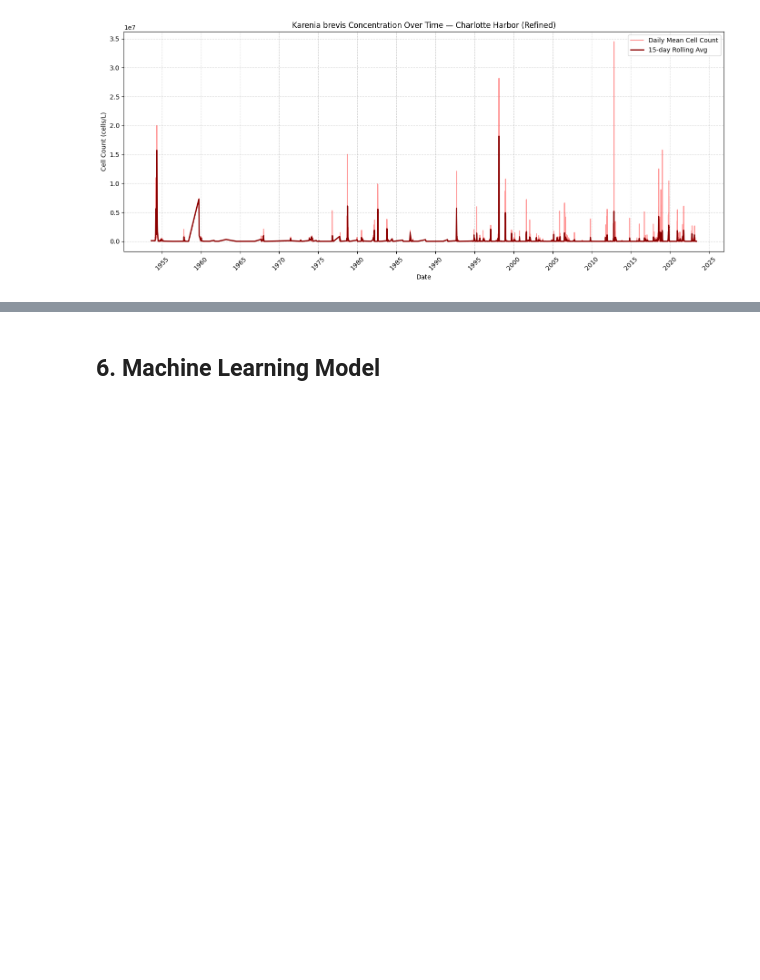
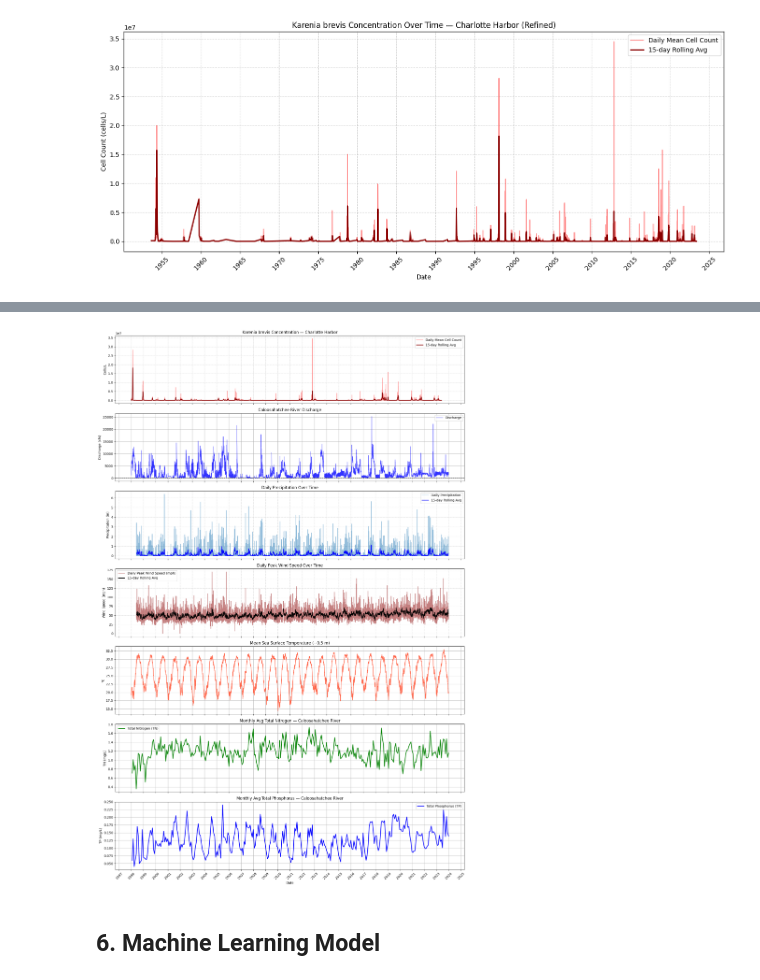
Before and after one commit to mkduus/caloosahatchee-red-tide-analysis, a Jupyter notebook: REMApp_Data_ML.ipynb, the cells around one changed output, grey strips where cells are left out. Cells and saved outputs as stored; diff of their text form; code cells hidden in the pictures; blank space fills up the shorter version.

```diff
--- a/REMApp_Data_ML.ipynb
+++ b/REMApp_Data_ML.ipynb
@@ -1104,3 +1120,97 @@ plt.show()
+# %%
+import matplotlib.pyplot as plt
+import matplotlib.dates as mdates
+import pandas as pd
+
+# Define date range
+start_date = pd.to_datetime("1998-01-01")
+end_date = pd.to_datetime("2023-12-31")
+
+# --- Filter all datasets to 1998–2023 ---
+
+# 1. Karenia brevis
+ch_daily_filtered = ch_daily[(ch_daily.index >= start_date) & (ch_daily.index <= end_date)]
+ch_rolling_filtered = ch_rolling[(ch_rolling.index >= start_date) & (ch_rolling.index <= end_date)]
+
+# 2. Discharge
+df_dis_filtered = df_dis[(df_dis['Date'] >= start_date) & (df_dis['Date'] <= end_date)]
+
+# 3. Precipitation & Wind
+df_peak_filtered = df_peak[(df_peak['DATE'] >= start_date) & (df_peak['DATE'] <= end_date)]
+
+# 4. SST
+sst_filtered = mean_surface_sst.sel(time=slice(start_date, end_date))
+
+# 5. TN / TP
+tn_avg_filtered = tn_avg[(tn_avg.index >= start_date) & (tn_avg.index <= end_date)]
+tp_avg_filtered = tp_avg[(tp_avg.index >= start_date) & (tp_avg.index <= end_date)]
+
+# --- Create Stacked Plot ---
+fig, axes = plt.subplots(7, 1, figsize=(16, 24), sharex=True)
+
+# 1. Karenia brevis
+axes[0].plot(ch_daily_filtered.index, ch_daily_filtered.values, color='red', alpha=0.4, label='Daily Mean Cell Count')
+axes[0].plot(ch_rolling_filtered.index, ch_rolling_filtered.values, color='darkred', linewidth=2, label='15-day Rolling Avg')
+axes[0].set_ylabel('Cells/L')
+axes[0].set_title('Karenia brevis Concentration — Charlotte Harbor')
+axes[0].legend()
+axes[0].grid(True, linestyle='--', alpha=0.5)
+
+# 2. Discharge
+axes[1].plot(df_dis_filtered['Date'], df_dis_filtered['Discharge'], color='blue', linewidth=1, linestyle='-', alpha=0.8, label='Discharge')
+axes[1].axhline(y=0, color='black', linestyle='--', linewidth=1)
+axes[1].set_ylabel('Discharge (cfs)')
+axes[1].set_title('Caloosahatchee River Discharge')
+axes[1].legend()
+axes[1].grid(True)
+
+# 3. Precipitation
+axes[2].plot(df_peak_filtered['DATE'], df_peak_filtered['PRCP'], label='Daily Precipitation', alpha=0.5)
+axes[2].plot(df_peak_filtered['DATE'], df_peak_filtered['PRCP'].rolling(window=15, center=True).mean(), color='blue', label='15-day Rolling Avg')
+axes[2].set_ylabel('Precipitation (in)')
+axes[2].set_title('Daily Precipitation Over Time')
+axes[2].legend()
+axes[2].grid(True, linestyle='--', alpha=0.5)
+
+# 4. Wind Speed
+axes[3].plot(df_peak_filtered['DATE'], df_peak_filtered['WSF5_mph'], label='Daily Peak Wind Speed (mph)', color='darkred', alpha=0.5)
+axes[3].plot(df_peak_filtered['DATE'], df_peak_filtered['WSF5_mph'].rolling(window=15, center=True).mean(), color='black', label='15-day Rolling Avg')
+axes[3].set_ylabel('Wind Speed (mph)')
+axes[3].set_title('Daily Peak Wind Speed Over Time')
+axes[3].legend()
+axes[3].grid(True, linestyle='--', alpha=0.5)
+
+# 5. SST
+axes[4].plot(sst_filtered['time'], sst_filtered, color='tomato')
+axes[4].set_ylabel('°C')
+axes[4].set_title('Mean Sea Surface Temperature (~0.5 m)')
+axes[4].grid(True)
+
+# 6. TN
+axes[5].plot(tn_avg_filtered.index, tn_avg_filtered.values, color='green', linewidth=2, label='Total Nitrogen (TN)')
+axes[5].set_ylabel('TN (mg/L)')
+axes[5].set_title('Monthly Avg Total Nitrogen — Caloosahatchee River')
+axes[5].legend()
+axes[5].grid(True)
+
+# 7. TP
+axes[6].plot(tp_avg_filtered.index, tp_avg_filtered.values, color='blue', linewidth=2, label='Total Phosphorus (TP)')
+axes[6].set_ylabel('TP (mg/L)')
+axes[6].set_title('Monthly Avg Total Phosphorus — Caloosahatchee River')
+axes[6].set_xlabel('Date')
+axes[6].legend()
+axes[6].grid(True)
+
+# --- Shared x-axis formatting ---
+axes[-1].xaxis.set_major_locator(mdates.YearLocator())
+axes[-1].xaxis.set_major_formatter(mdates.DateFormatter('%Y'))
+plt.xticks(rotation=45)
+
+plt.tight_layout()
+plt.savefig("stacked_plot_1998_2023.png", dpi=300)
+plt.show()
+# %% [output]
+[figure, added]
 # %% [markdown]
 ## 6. Machine Learning Model
 # %% [markdown]
```
Also changed, not shown: parts of 5 cells of this notebook.
